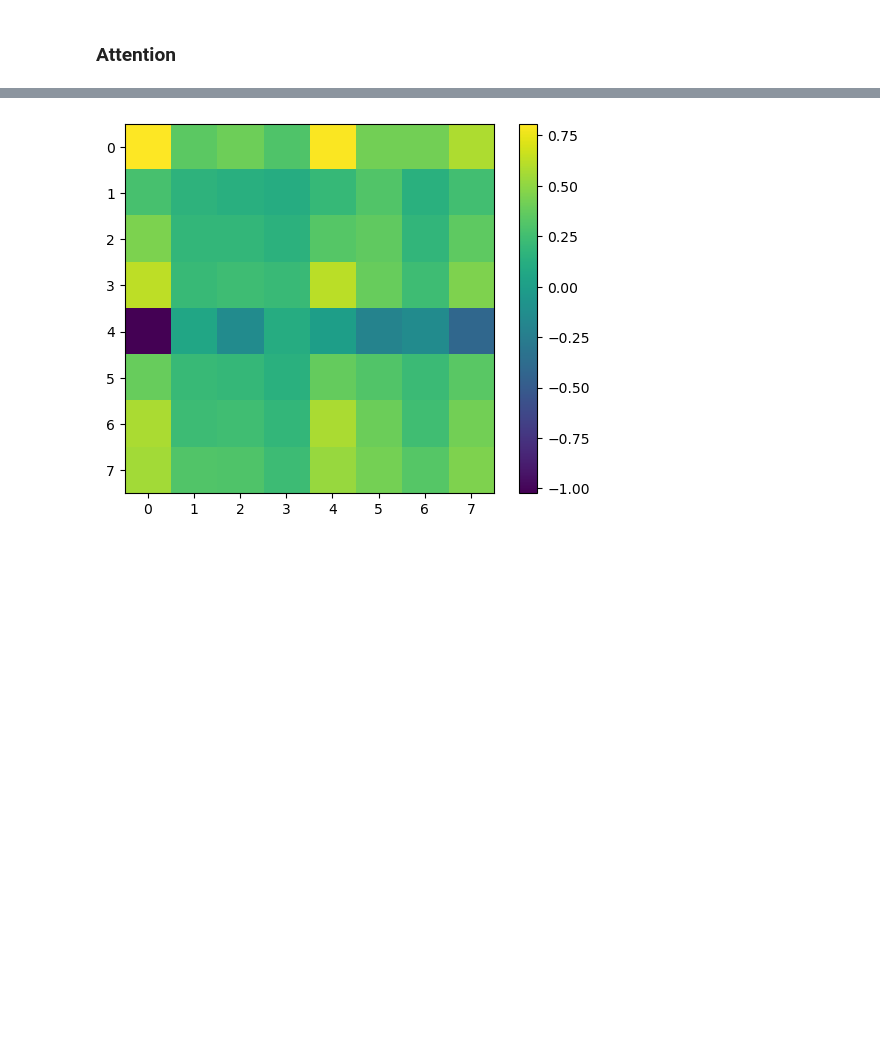
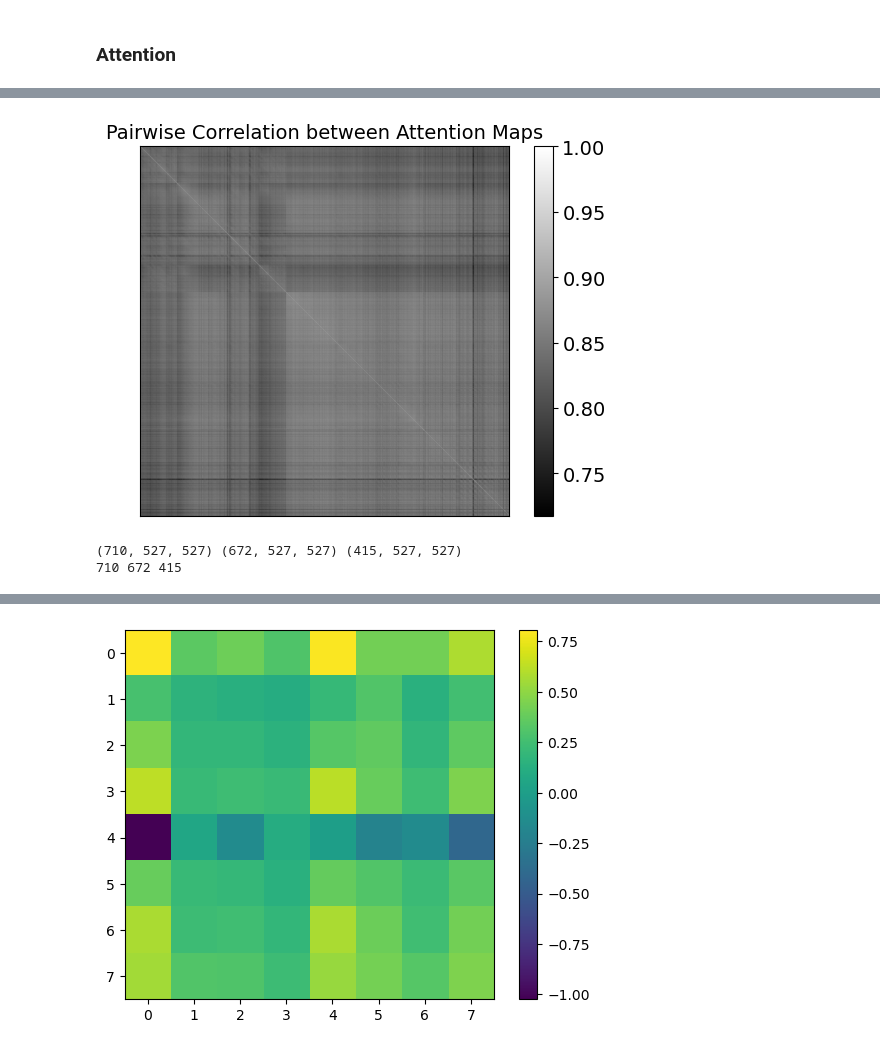
Before and after one commit to wuweizhang0723/func2graph, a Jupyter notebook: notebook/check_evaluation/evaluate_AwC_M.ipynb, the cells around one changed output, grey strips where cells are left out. Saved outputs shown, nothing was run; the diff lists cells and outputs as text; code cells hidden in the pictures; blank space fills up the shorter version.

```diff
--- a/notebook/check_evaluation/evaluate_AwC_M.ipynb
+++ b/notebook/check_evaluation/evaluate_AwC_M.ipynb
@@ -222,0 +293,57 @@ PREDICT Profiler Report
+# %%
+# compute pairwise correlation between attention maps
+corr_matrix = np.corrcoef(state012)
+
+plt.imshow(corr_matrix, cmap='gray')
+plt.colorbar()
+plt.xticks([])
+plt.yticks([])
+plt.title('Pairwise Correlation between Attention Maps')
+plt.show()
+# %% [output]
+[figure, added]
+# %%
+state0 = attentions_by_state[0][0]
+state1 = attentions_by_state[0][1]
+state2 = attentions_by_state[0][2]
+print(state0.shape, state1.shape, state2.shape)
+
+eval_cell_type_order = ['EC', 'Pvalb', 'Sst', 'Vip']
+
+state0_KK = []
+for i in range(state0.shape[0]):
+    experiment_KK = tools.multisession_NN_to_KK_1(
+        [state0[0]],
+        None,
+        cell_type_order,
+        all_sessions_new_cell_type_id,
+    )
+    eval_KK = tools.experiment_KK_to_eval_KK(experiment_KK, cell_type_order, eval_cell_type_order)
+    state0_KK.append(eval_KK)
+
+state1_KK = []
+for i in range(state1.shape[0]):
+    experiment_KK = tools.multisession_NN_to_KK_1(
+        [state1[0]],
+        None,
+        cell_type_order,
+        all_sessions_new_cell_type_id,
+    )
+    eval_KK = tools.experiment_KK_to_eval_KK(experiment_KK, cell_type_order, eval_cell_type_order)
+    state1_KK.append(eval_KK)
+
+state2_KK = []
+for i in range(state2.shape[0]):
+    experiment_KK = tools.multisession_NN_to_KK_1(
+        [state2[0]],
+        None,
+        cell_type_order,
+        all_sessions_new_cell_type_id,
+    )
+    eval_KK = tools.experiment_KK_to_eval_KK(experiment_KK, cell_type_order, eval_cell_type_order)
+    state2_KK.append(eval_KK)
+
+print(len(state0_KK), len(state1_KK), len(state2_KK))
+# %% [output]
+(710, 527, 527) (672, 527, 527) (415, 527, 527)
+710 672 415
```
Also changed, not shown: parts of 15 cells of this notebook, 4 other files.
